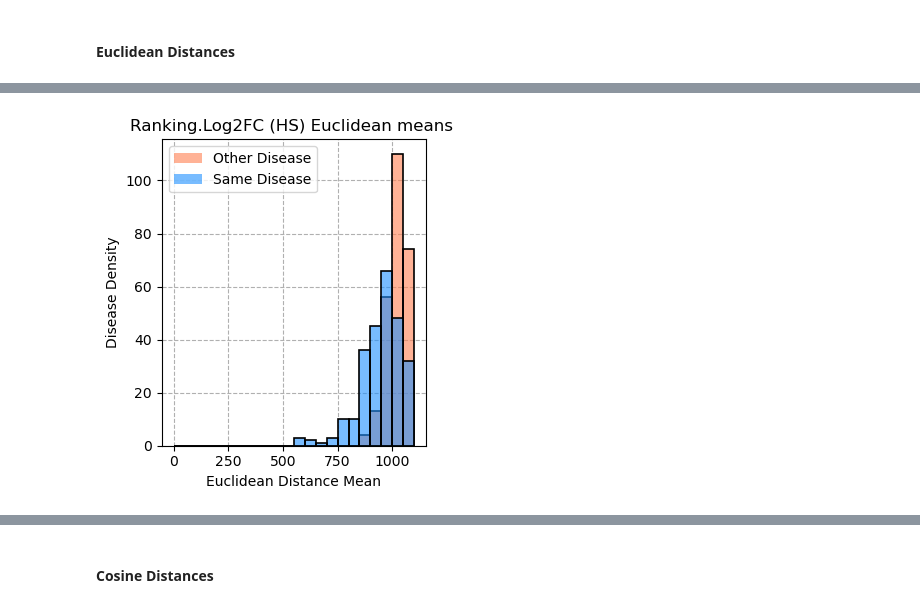
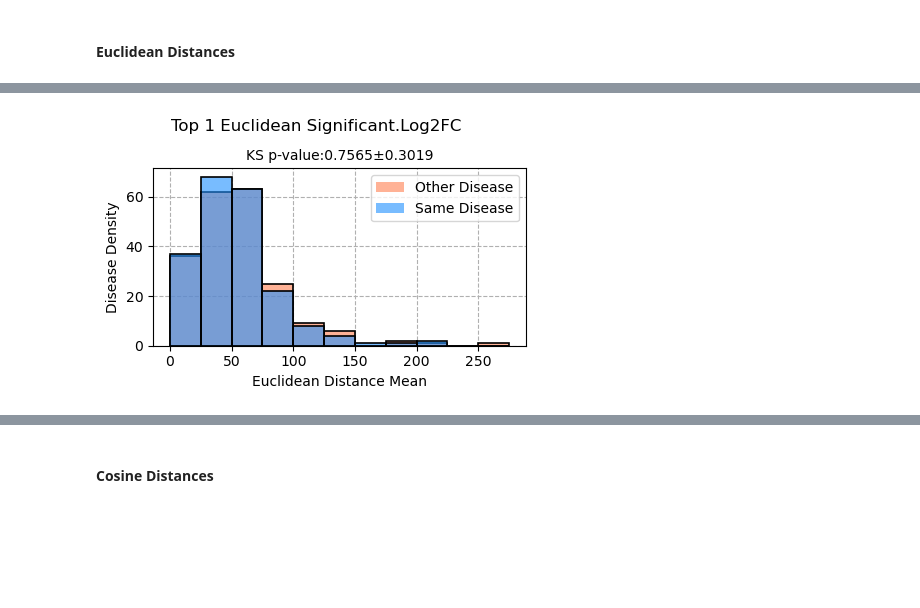
Before and after one commit to 00dylan00/Disease-Signatures, a Jupyter notebook: documentation/DiSignAtlas.Disease_Similarity_Benchmark.ipynb, the cells around one changed output, grey strips where cells are left out. Saved outputs shown, nothing was run; the diff lists cells and outputs as text; code cells hidden in the pictures; blank space fills up the shorter version.

```diff
--- a/documentation/DiSignAtlas.Disease_Similarity_Benchmark.ipynb
+++ b/documentation/DiSignAtlas.Disease_Similarity_Benchmark.ipynb
@@ -1347,11 +1439,12 @@ def get_top_k(array, k, percent=False):
     # Using numpy.argsort to get indices of the k top highest values
     indices = np.argsort(array)[-k:]
 
-    # Sorting indices if you want them in the order of the corresponding values
-    sorted_indices = indices[np.argsort(array[indices])][::-1]
+    # # Sorting indices if you want them in the order of the corresponding values
+    # sorted_indices = indices[np.argsort(array[indices])][::-1]
 
     # Getting the top k values using the sorted indices
-    top_k_values_from_indices = array[sorted_indices]
+    # top_k_values_from_indices = array[sorted_indices]
+    top_k_values_from_indices = array[indices]
     return top_k_values_from_indices
 
 
@@ -1554,7 +1680,7 @@ for count, disease in enumerate(
             cosine_values_sample.extend(cosine_values_rest)
 
             # get top k values
-            top_k_cosine = get_top_k(cosine_values_rest, k=1)
+            top_k_cosine = get_top_k(cosine_values_rest, k=1, reverse=True)
             cosine_values_top_k_sample.extend(top_k_cosine)
 
             # get for a given row all pre-computed correlation values
@@ -1564,7 +1690,7 @@ for count, disease in enumerate(
             euclidean_values_sample.extend(euclidean_values_rest)
 
             # get top k values
-            top_k_euclidean = get_top_k(euclidean_values_rest, k=1)
+            top_k_euclidean = get_top_k(euclidean_values_rest, k=1, reverse=True)
             euclidean_values_top_k_sample.extend(top_k_euclidean)
 
         # append to list of lists
@@ -2031,13 +2891,27 @@ plt.ylim(
 # %%
 # Plot Euclidean Distances
 
-value_1 = [np.mean(i) for i in euclidean_values_interest_all]
-value_2 = list()
-for disease_samples in euclidean_values_rest_all:
-    _value_2 = list()
-    for sample in disease_samples:
-        _value_2.append(np.mean(sample))
-    value_2.append(np.mean(_value_2))
+value_1 = [np.mean(i) for i in euclidean_values_interest_top_k]
+value_2 = [np.mean(i) for i in euclidean_values_rest_top_k]
+logging.info(f"Nº of values: {len(value_1)} {len(value_2)}")
+
+# Perform Kolmogorov-Smirnov test
+ks_p_values_mean = np.mean(
+    [
+        ks_2samp(p_1, p_2)[1]
+        for p_1, p_2 in zip(
+            euclidean_values_interest_top_k, euclidean_values_rest_top_k
+        )
+    ]
+)
+ks_p_values_std = np.std(
+    [
+        ks_2samp(p_1, p_2)[1]
+        for p_1, p_2 in zip(
+            euclidean_values_interest_top_k, euclidean_values_rest_top_k
+        )
+    ]
+)
 
 colors = {0: "#1E90FF", 1: "#FF7F50"}
 
@@ -2076,9 +2950,23 @@ elif metric_evaluated.startswith("Ranking"):
 
     max_val = 5 * np.std(value_1) if sparsity == "HS" else 1 * np.std(value_1)
 
+elif metric_evaluated == "Significant.Log2FC":
+    fixed_bins = [
+        i
+        for i in np.arange(
+            0,
+            max(value_1 + value_2),
+            25,
+        )
+    ]
+    max_val = (
+        np.mean(value_2) + 3 * np.std(value_2)
+        if sparsity == "HS"
+        else 1 * np.std(value_1)
+    )
 
 # Create figure
-plt.figure(figsize=(3.5, 4))
+plt.figure(figsize=(4.5, 3))
 
 # Plot histogram for the fill with alpha=0.5
 n, bins, patches = plt.hist(
@@ -2125,7 +3013,10 @@ plt.hist(
 
 
 # Finalizing plot
-plt.title(f"{metric_evaluated} ({sparsity}) Euclidean means ")
+title_txt = f"Top {k_top} Euclidean {metric_evaluated}"
+title_txt = title_txt[:35] + "..." if len(title_txt) > 40 else title_txt
+plt.title("KS p-value:%.4f±%.4f" % (ks_p_values_mean, ks_p_values_std), fontsize=10)
+plt.suptitle(title_txt, y=0.95)
 plt.legend()
 plt.xlabel("Euclidean Distance Mean")
 # plt.xlim(0, max_val)
@@ -2143,7 +3034,7 @@ plt.savefig(
         "results",
         "figures",
         "DiSignAtlas",
-        f"euclidean.{sparsity}.{metric_evaluated}.png",
+        f"euclidean.top_k.{sparsity}.{metric_evaluated}.png",
     ),
     dpi=300,
     bbox_inches="tight",
@@ -2152 +3044 @@ plt.savefig(
-[figure, old version]
+[figure, new version]
```
Also changed, not shown: parts of 102 cells of this notebook.
